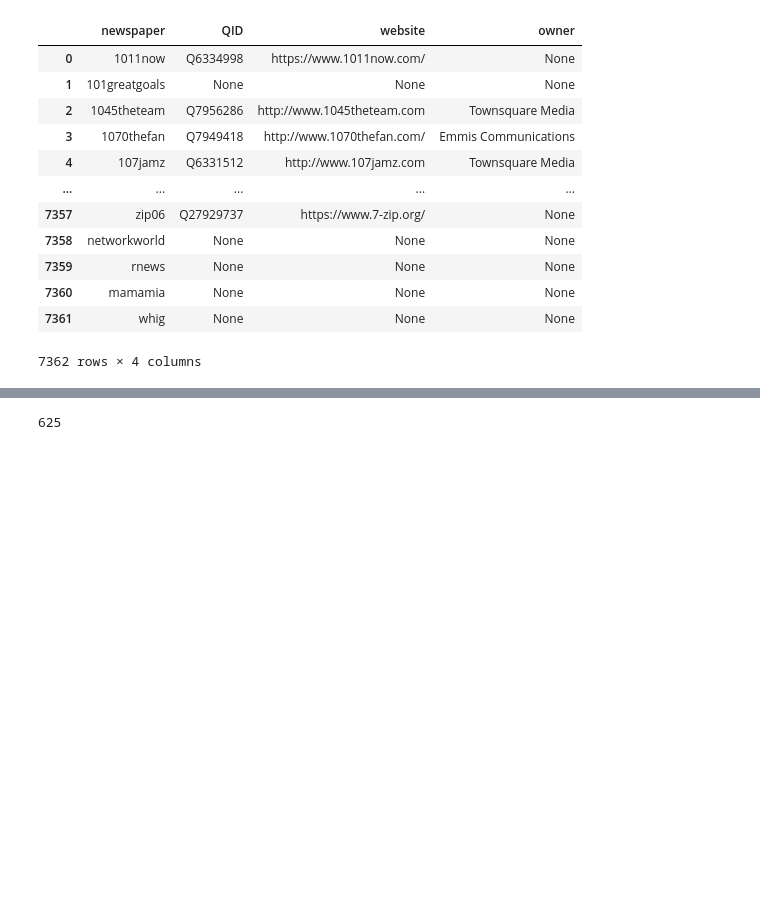
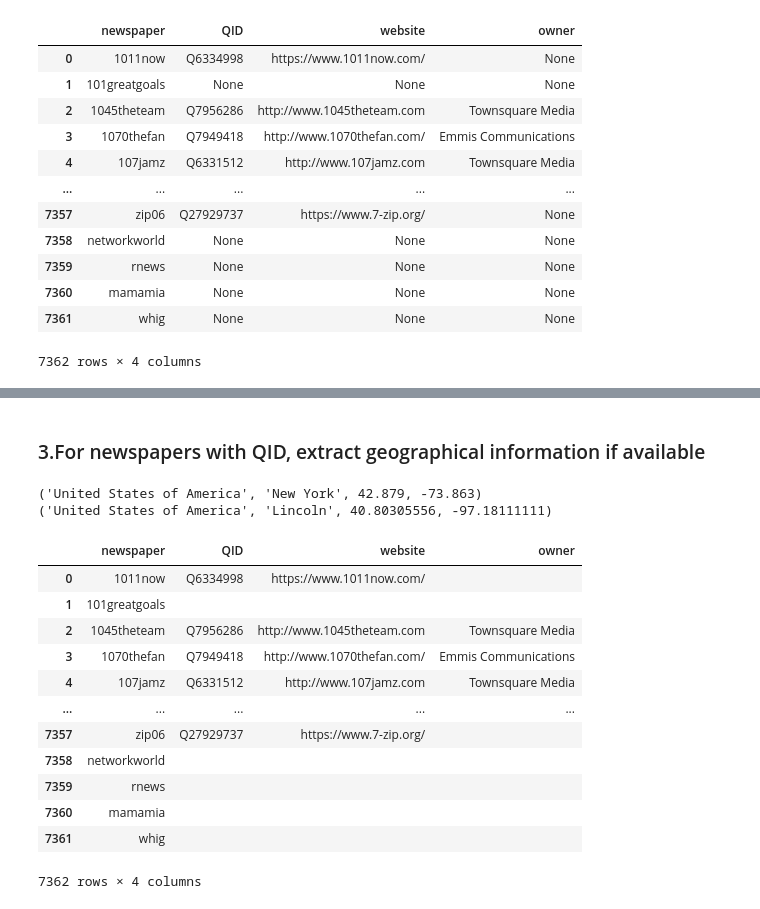
Before and after one commit to epfl-ada/ada-2021-project-mahj, a Jupyter notebook: Wikidata_scraping.ipynb, the cells around one changed output, grey strips where cells are left out. Cells and saved outputs as stored; diff of their text form; code cells hidden in the pictures; blank space fills up the shorter version.

```diff
--- a/Wikidata_scraping.ipynb
+++ b/Wikidata_scraping.ipynb
@@ -391,4 +140,2 @@ group_size = df[~df['owner'].isna()].groupby('owner').size()
-# %%
-group_size[group_size>1].sum()
-# %% [output]
-625
+# %% [markdown]
+### 3.For newspapers with QID, extract geographical information if available
@@ -394,0 +210,25 @@ group_size[group_size>1].sum()
+# %%
+print(extract_geographical_properties('Q7956286'))
+print(extract_geographical_properties('Q6334998'))
+# %% [output]
+('United States of America', 'New York', 42.879, -73.863)
+('United States of America', 'Lincoln', 40.80305556, -97.18111111)
+# %%
+df = pd.read_csv('processed_data/newspaper-owner.csv')
+
+df = df.fillna('')
+df
+# %% [output]
+|  | newspaper | QID | website | owner |
+| 0 | 1011now | Q6334998 | https://www.1011now.com/ |  |
+| 1 | 101greatgoals |  |  |  |
+| 2 | 1045theteam | Q7956286 | http://www.1045theteam.com | Townsquare Media |
+| 3 | 1070thefan | Q7949418 | http://www.1070thefan.com/ | Emmis Communications |
+| 4 | 107jamz | Q6331512 | http://www.107jamz.com | Townsquare Media |
+| ... | ... | ... | ... | ... |
+| 7357 | zip06 | Q27929737 | https://www.7-zip.org/ |  |
+| 7358 | networkworld |  |  |  |
+| 7359 | rnews |  |  |  |
+| 7360 | mamamia |  |  |  |
+| 7361 | whig |  |  |  |
+7362 rows × 4 columns
```
Also changed, not shown: parts of 24 cells of this notebook.
